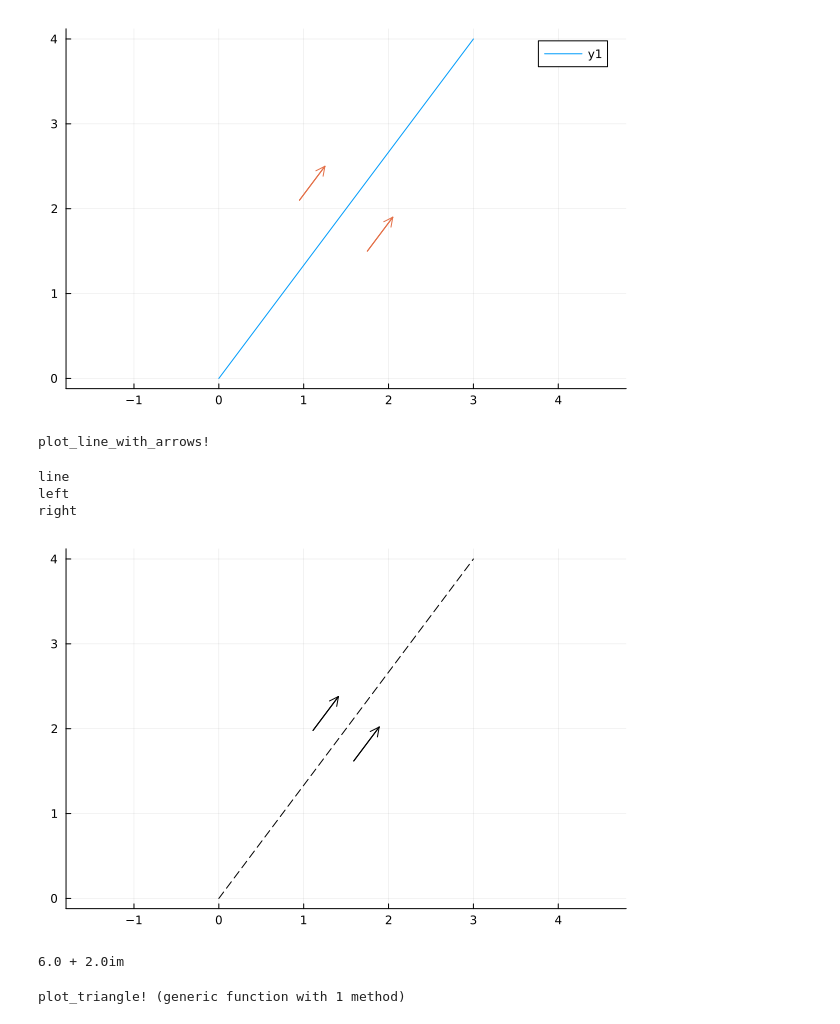
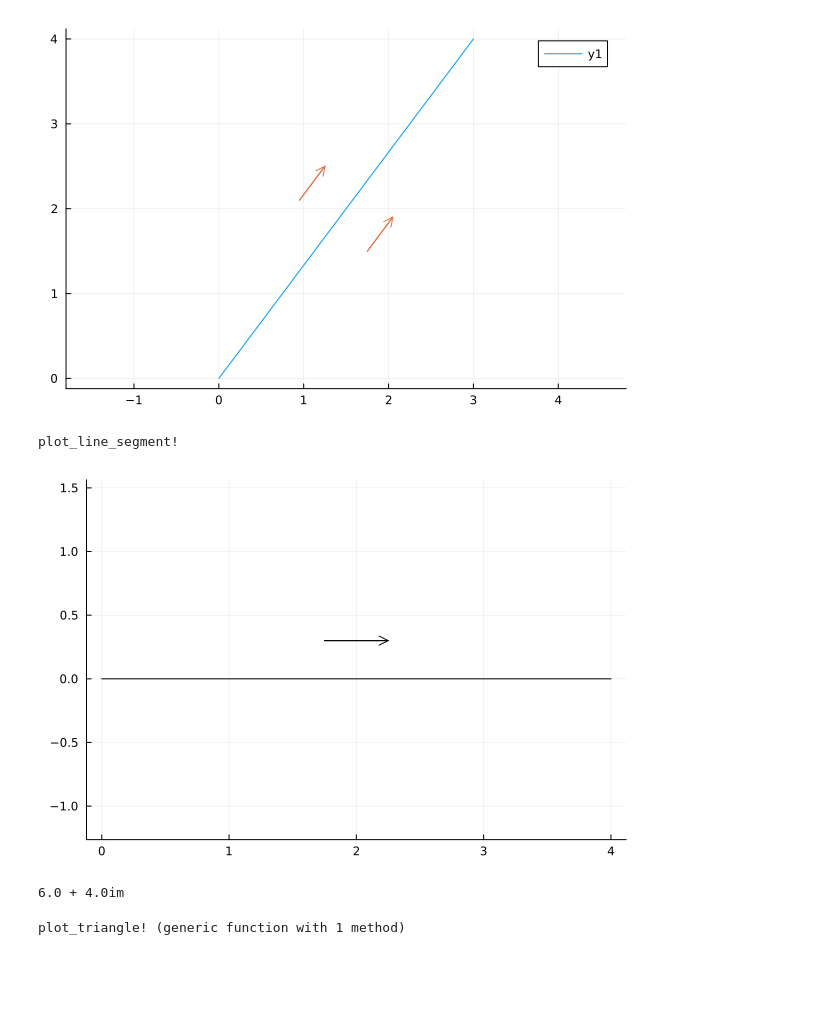
Before and after one commit to Isaac-Fate/math, a Jupyter notebook: complex-analysis/notebooks/cauchy-theorem-and-its-application/goursat-theorem.ipynb, the cells around one changed output. Cells and saved outputs as stored; diff of their text form; code cells hidden in the pictures; blank space fills up the shorter version.

```diff
--- a/complex-analysis/notebooks/cauchy-theorem-and-its-application/goursat-theorem.ipynb
+++ b/complex-analysis/notebooks/cauchy-theorem-and-its-application/goursat-theorem.ipynb
@@ -49,7 +50,7 @@ quiver!(
 [figure]
 # %%
 """
-Plot a line segment with arrows at the middle point.
+Plot a line segment with arrows if required.
 
 # Arguments
 - `z0::Complex`: The start point of the line segment.
@@ -61,7 +62,7 @@ Plot a line segment with arrows at the middle point.
 - `linestyle::Symbol=:solid`: The style of the line segment.
 - `which_arrow::Symbol=:both`: Which arrow to plot. It can be `:left`, `:right`, or `:both`.
 """
-function plot_line_with_arrows!(
+function plot_line_segment!(
     z0::Complex,
     z1::Complex;
     arrow_distance::Real=0.5,
@@ -98,11 +99,9 @@ function plot_line_with_arrows!(
         linewidth=linewidth,
         linestyle=linestyle,
     )
-    println("line")
 
     # Plot the left arrow
     if which_arrow == :left || which_arrow == :both
-        println("left")
         quiver!(
             [real(left_arrow_start)],
             [imag(left_arrow_start)],
@@ -113,7 +112,6 @@ function plot_line_with_arrows!(
 
     # Plot the right arrow
     if which_arrow == :right || which_arrow == :both
-        println("right")
         quiver!(
             [real(right_arrow_start)],
             [imag(right_arrow_start)],
@@ -125,26 +123,23 @@ function plot_line_with_arrows!(
     plot!()
 end
 # %% [output]
-plot_line_with_arrows!
+plot_line_segment!
 # %%
 
 plot(aspect_ratio=:equal, legend=false)
-plot_line_with_arrows!(
+plot_line_segment!(
     z0, z1,
     arrow_distance=0.3,
     arrow_length=0.5,
-    linestyle=:dash,
-    which_arrow=:both
+    linestyle=:solid,
+    which_arrow=:left
 )
 # %% [output]
-line
-left
-right
-[figure, old version]
+[figure, new version]
 # %%
 z0 = 0.0 + 0.0im
 z1 = 4.0 + 0.0im
-z2 = 3.0 + im
+z2 = 3.0 + 2im
 
 z3 = z0 + z1
 z4 = z1 + z1
@@ -154,7 +149,7 @@ z6 = z0 + z2
 z7 = z1 + z2
 z8 = z2 + z2
 # %% [output]
-6.0 + 2.0im
+6.0 + 4.0im
 # %%
 function plot_triangle!(
     z0::Complex,
```
Also changed, not shown: parts of 7 cells of this notebook, 6 other files.
